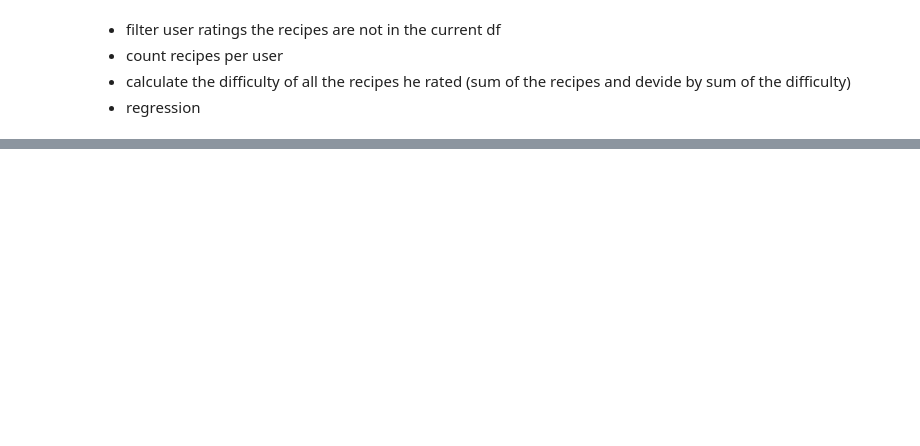
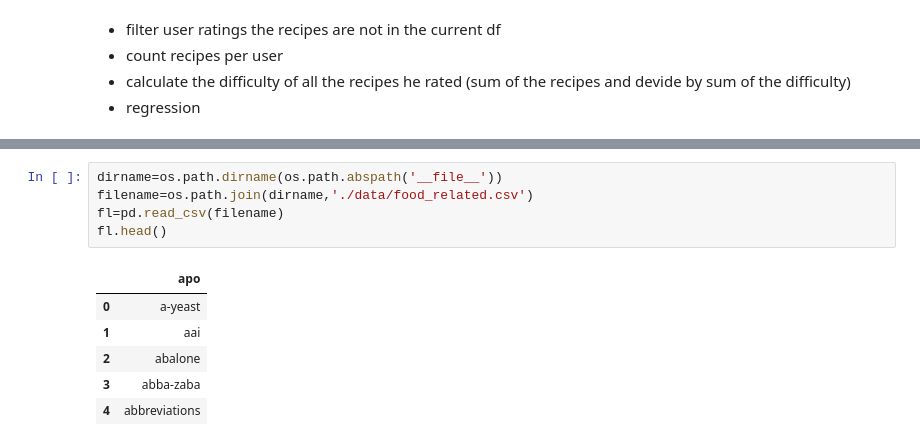
Before and after one commit to ohadf2015/big-data-recipies, a Jupyter notebook: project.ipynb, the cells around one changed output, grey strips where cells are left out. Cells and saved outputs as stored; diff of their text form; blank space fills up the shorter version.

```diff
--- a/project.ipynb
+++ b/project.ipynb
@@ -120,0 +134,12 @@ Name: difficulty, dtype: float64
+# %%
+dirname=os.path.dirname(os.path.abspath('__file__'))
+filename=os.path.join(dirname,'./data/food_related.csv')
+fl=pd.read_csv(filename)
+fl.head()
+# %% [output]
+|  | apo |
+| 0 | a-yeast |
+| 1 | aai |
+| 2 | abalone |
+| 3 | abba-zaba |
+| 4 | abbreviations |
```
Also changed, not shown: parts of 6 cells of this notebook, 6 other files.
